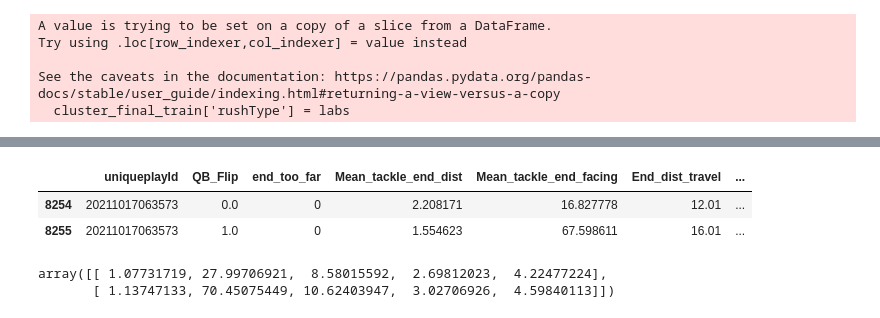
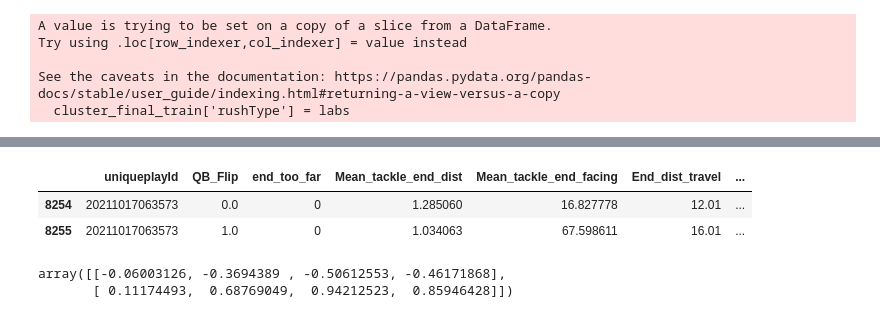
Before and after one commit to cnickol26/BigDataBowl2023, a Jupyter notebook: RushTypeModeling.ipynb, the cells around one changed output, grey strips where cells are left out. Drawn from its saved outputs; the diff is of its cells as text; code cells hidden in the pictures.

```diff
--- a/RushTypeModeling.ipynb
+++ b/RushTypeModeling.ipynb
@@ -237 +244,17 @@ cluster_final = cluster_data[cluster_data['end_too_far']==0]
+# %%
+test_plays = [20210926112818,2021092602494,20211010112817,20211017071173,2021101010874,20211017024110, 20211003081723, 2021091901500, 20211021002175, 20210926051887]
+
+cluster_final_test = cluster_final[cluster_final['uniqueplayId'].isin(test_plays)]
+
+cluster_final_train = cluster_final[~cluster_final['uniqueplayId'].isin(test_plays)]
+
+cluster_X = cluster_final_train.drop(
+    ['uniqueplayId', 'QB_Flip', 'end_too_far'], axis=1)
+
+scaler = StandardScaler().fit(cluster_X)
+cluster_X_scale_train = scaler.transform(cluster_X)
+cluster_X_scale_test = scaler.transform(cluster_final_test.drop(
+    ['uniqueplayId', 'QB_Flip', 'end_too_far'], axis=1))
+# %%
+kmeans = KMeans(n_clusters=2, random_state=2023).fit(cluster_X_scale_train)
 # %%
@@ -253,2 +273,0 @@ cluster_X = cluster_final_train.drop(
-# %%
-kmeans = KMeans(n_clusters=2, random_state=2023).fit(cluster_X)
@@ -321,11 +308,11 @@ cluster_final.iloc[rand_ind, :]
 # %%
-cluster_final[cluster_final['uniqueplayId']==20211017063573]
+cluster_final_train[cluster_final_train['uniqueplayId']==20211017063573]
 # %% [output]
 |  | uniqueplayId | QB_Flip | end_too_far | Mean_tackle_end_dist | Mean_tackle_end_facing | End_dist_travel | ... |
-| 8254 | 20211017063573 | 0.0 | 0 | 2.208171 | 16.827778 | 12.01 | ... |
-| 8255 | 20211017063573 | 1.0 | 0 | 1.554623 | 67.598611 | 16.01 | ... |
+| 8254 | 20211017063573 | 0.0 | 0 | 1.285060 | 16.827778 | 12.01 | ... |
+| 8255 | 20211017063573 | 1.0 | 0 | 1.034063 | 67.598611 | 16.01 | ... |
 # %%
 kmeans.cluster_centers_
 # %% [output]
-array([[ 1.07731719, 27.99706921,  8.58015592,  2.69812023,  4.22477224],
-       [ 1.13747133, 70.45075449, 10.62403947,  3.02706926,  4.59840113]])
+array([[-0.06003126, -0.3694389 , -0.50612553, -0.46171868],
+       [ 0.11174493,  0.68769049,  0.94212523,  0.85946428]])
```
Also changed, not shown: parts of 21 cells of this notebook.
